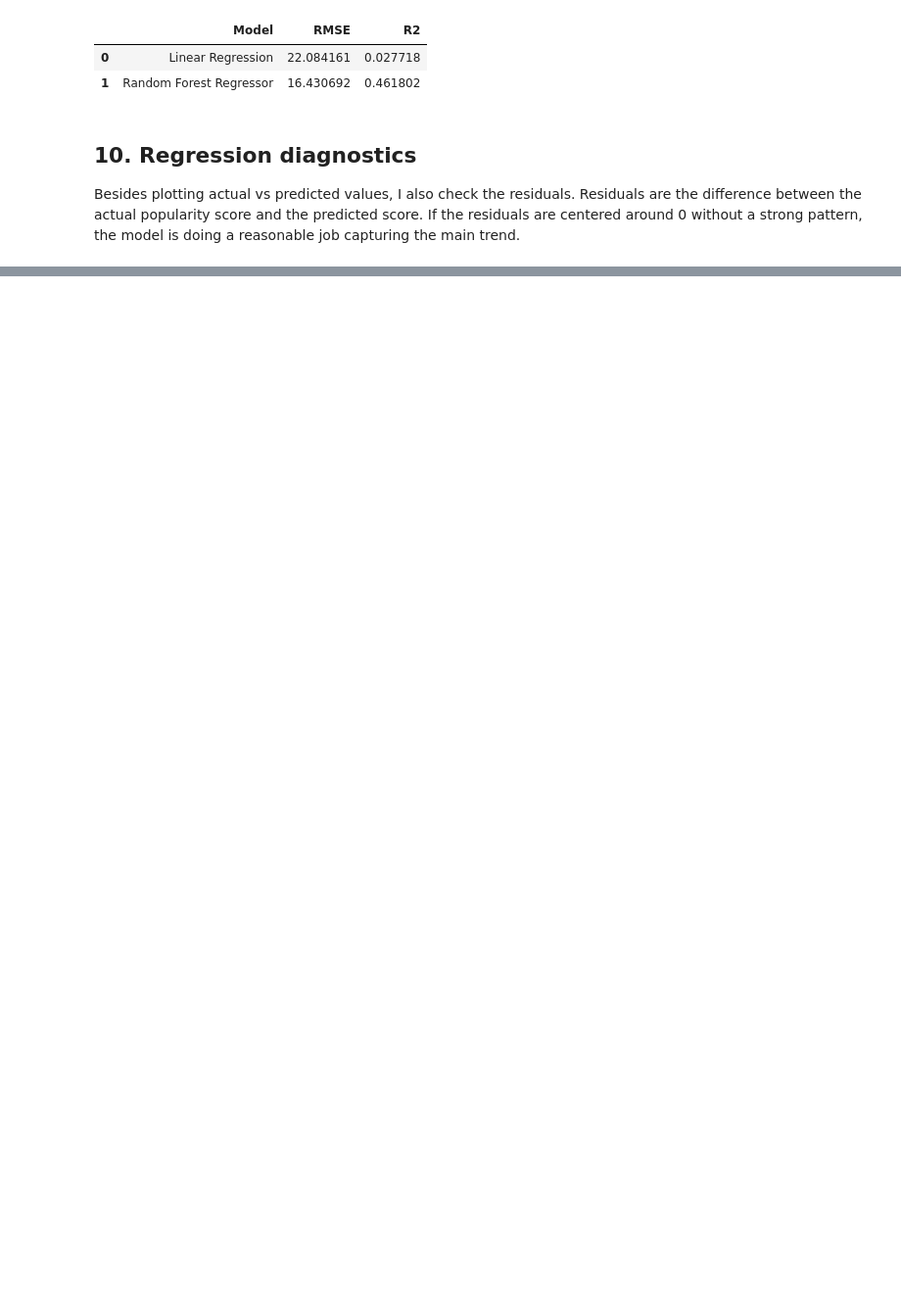
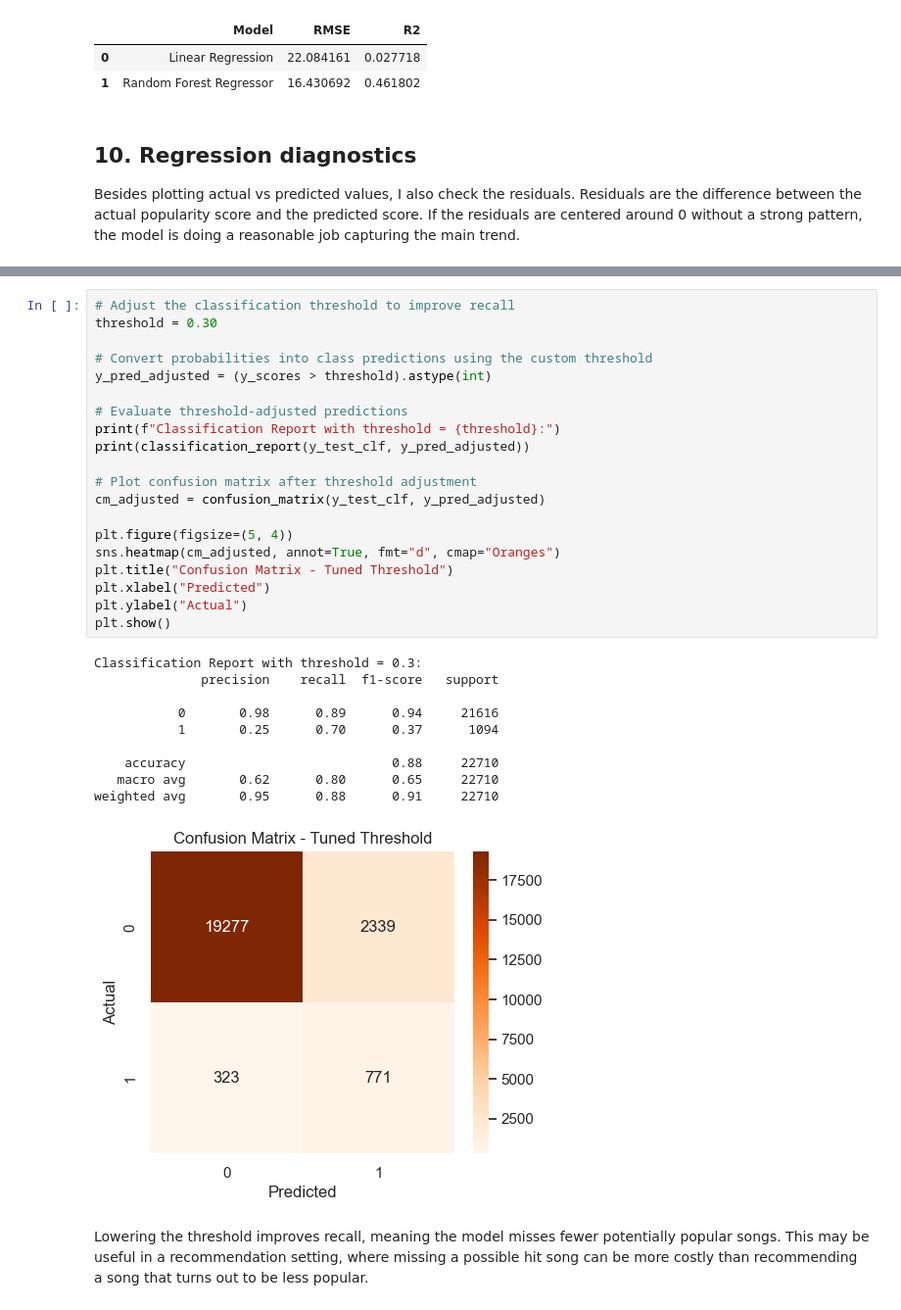
Before and after one commit to chengda-lin/CS506-Project, a Jupyter notebook: notebooks/eda.ipynb, the cells around one changed output, grey strips where cells are left out. Shown at 98% size. Drawn from its saved outputs; the diff is of its cells as text; blank space fills up the shorter version.

```diff
--- a/notebooks/eda.ipynb
+++ b/notebooks/eda.ipynb
@@ -514 +700,34 @@ weighted avg       0.96      0.96      0.94     22710
+# %%
+# Adjust the classification threshold to improve recall
+threshold = 0.30
+
+# Convert probabilities into class predictions using the custom threshold
+y_pred_adjusted = (y_scores > threshold).astype(int)
+
+# Evaluate threshold-adjusted predictions
+print(f"Classification Report with threshold = {threshold}:")
+print(classification_report(y_test_clf, y_pred_adjusted))
+
+# Plot confusion matrix after threshold adjustment
+cm_adjusted = confusion_matrix(y_test_clf, y_pred_adjusted)
+
+plt.figure(figsize=(5, 4))
+sns.heatmap(cm_adjusted, annot=True, fmt="d", cmap="Oranges")
+plt.title("Confusion Matrix - Tuned Threshold")
+plt.xlabel("Predicted")
+plt.ylabel("Actual")
+plt.show()
+# %% [output]
+Classification Report with threshold = 0.3:
+              precision    recall  f1-score   support
+
+           0       0.98      0.89      0.94     21616
+           1       0.25      0.70      0.37      1094
+
+    accuracy                           0.88     22710
+   macro avg       0.62      0.80      0.65     22710
+weighted avg       0.95      0.88      0.91     22710
+[figure, added]
+# %% [markdown]
+Lowering the threshold improves recall, meaning the model misses fewer potentially popular songs. This may be useful in a recommendation setting, where missing a possible hit song can be more costly than recommending a song that turns out to be less popular.
 # %% [markdown]
```
Also changed, not shown: parts of 20 cells of this notebook.
